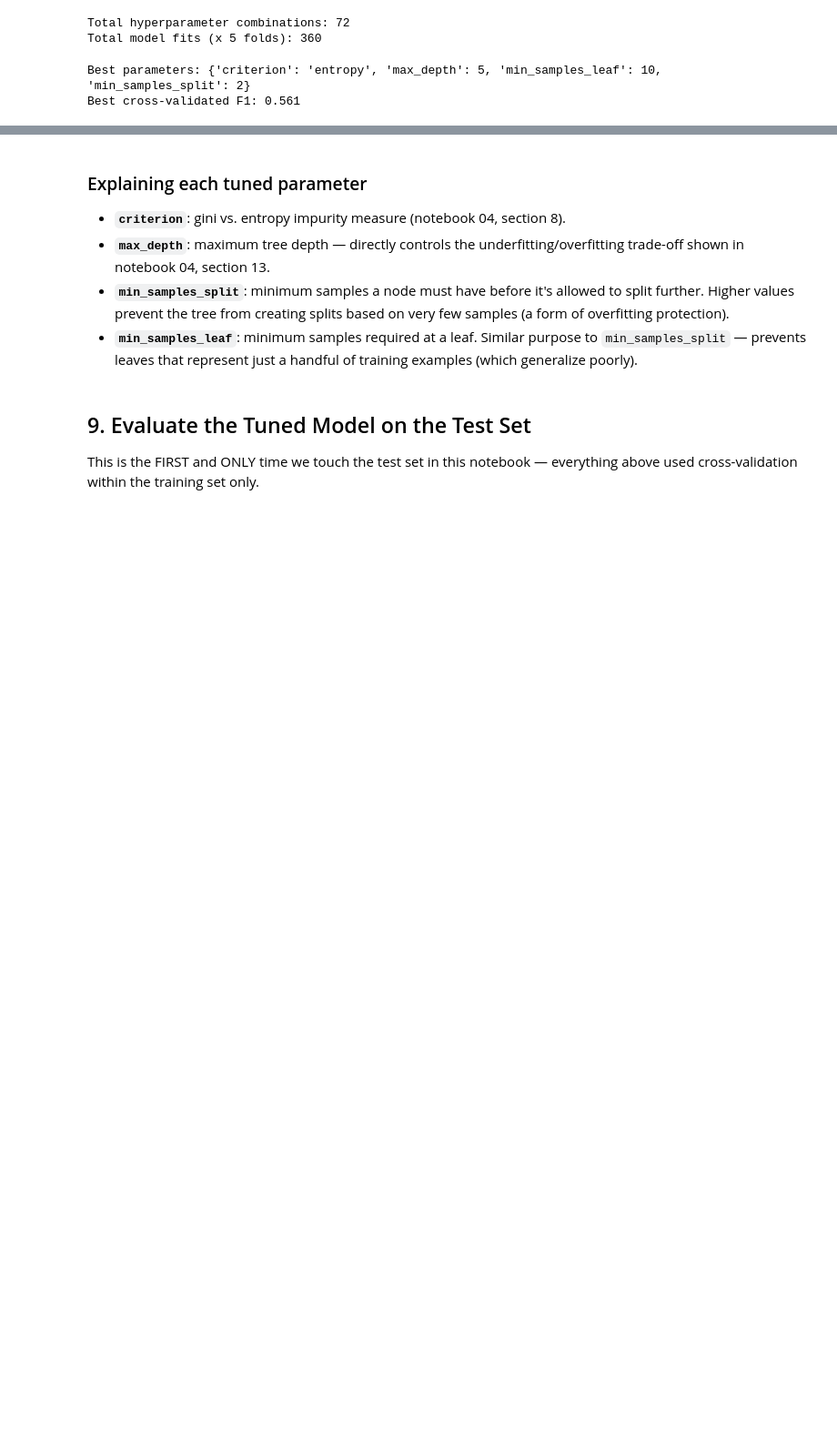
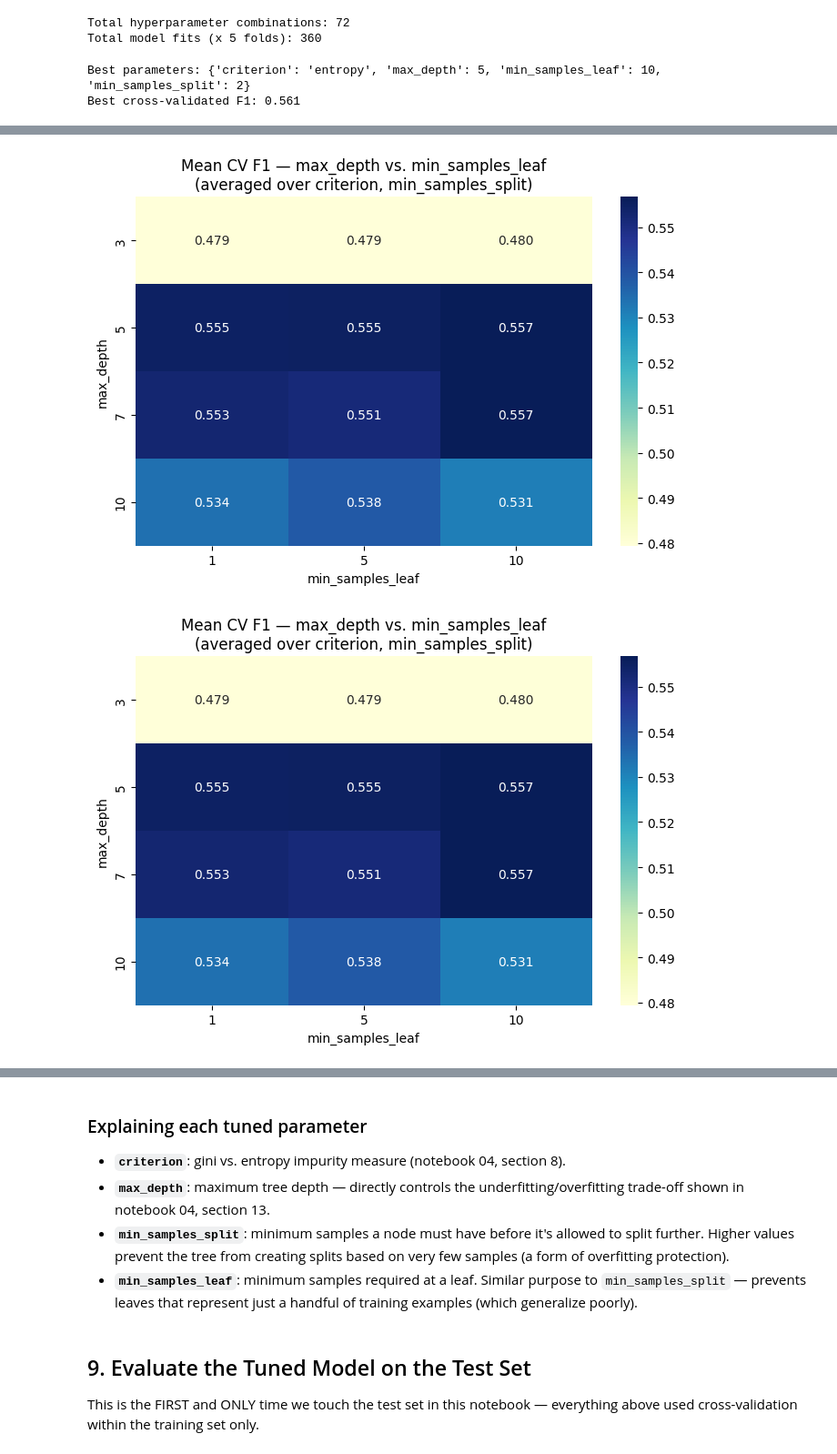
Before and after one commit to Rucia26/PG-GEN-AI, a Jupyter notebook: decision-tree-learning/notebooks/06_hyperparameter_tuning.ipynb, the cells around one changed output, grey strips where cells are left out. Shown at 91% size. Saved outputs shown, nothing was run; the diff lists cells and outputs as text; code cells hidden in the pictures; blank space fills up the shorter version.

```diff
--- a/decision-tree-learning/notebooks/06_hyperparameter_tuning.ipynb
+++ b/decision-tree-learning/notebooks/06_hyperparameter_tuning.ipynb
@@ -185,0 +192,14 @@ Best cross-validated F1: 0.561
+# %%
+cv_results = pd.DataFrame(grid_search.cv_results_)
+
+# Average over criterion/min_samples_split so the heatmap isolates the
+# two params most tied to the underfit/overfit story (notebook 04, sec. 13).
+plot_grid_search_heatmap(
+    cv_results,
+    row_param="max_depth",
+    col_param="min_samples_leaf",
+    title="Mean CV F1 — max_depth vs. min_samples_leaf\n(averaged over criterion, min_samples_split)",
+)
+# %% [output]
+[figure, added]
+[figure, added]
```
Also changed, not shown: parts of 5 cells of this notebook, 3 other files.
